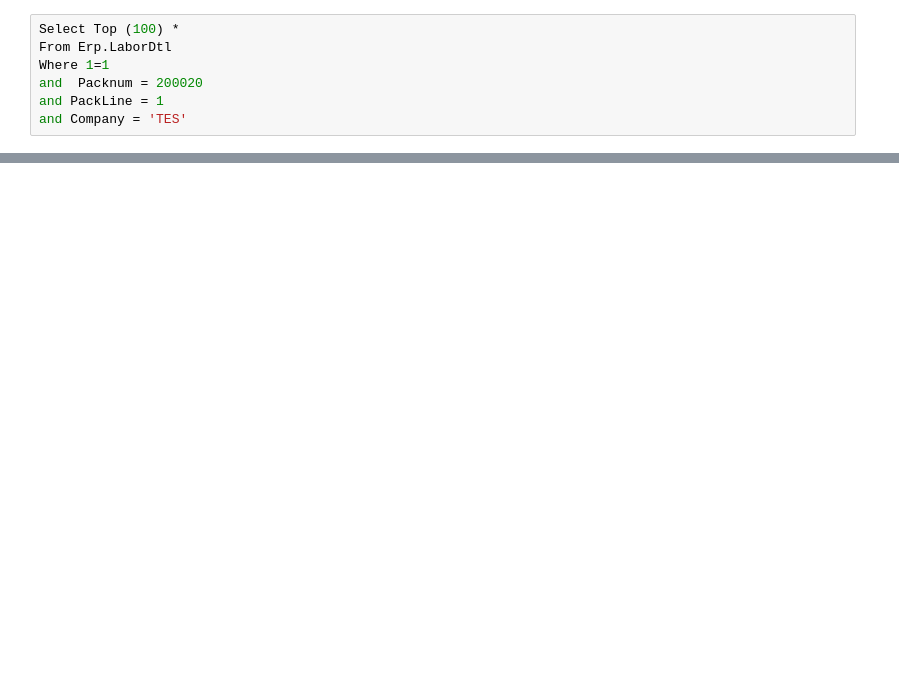
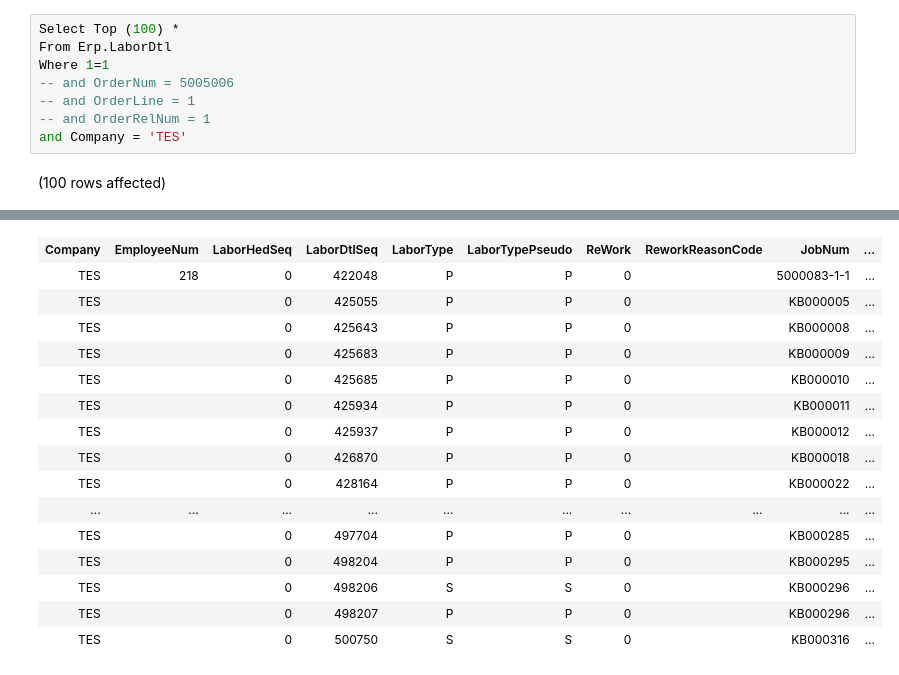
Before and after one commit to mdelisio/SQL-Scripts, a Jupyter notebook: Tickets/1736 - P&M Orders/Notebook to outline Queries.ipynb, the cells around one changed output, grey strips where cells are left out. Saved outputs shown, nothing was run; the diff lists cells and outputs as text; blank space fills up the shorter version.

```diff
--- a/Tickets/1736 - P&M Orders/Notebook to outline Queries.ipynb
+++ b/Tickets/1736 - P&M Orders/Notebook to outline Queries.ipynb
@@ -49,6 +71,9 @@ Total execution time: 00:00:00.094
 Select Top (100) *
 From Erp.LaborDtl
 Where 1=1
-and  Packnum = 200020
-and PackLine = 1
+-- and OrderNum = 5005006
+-- and OrderLine = 1
+-- and OrderRelNum = 1
 and Company = 'TES'
+# %% [output]
+(100 rows affected)
@@ -54,0 +81,16 @@ and Company = 'TES'
+| Company | EmployeeNum | LaborHedSeq | LaborDtlSeq | LaborType | LaborTypePseudo | ReWork | ReworkReasonCode | JobNum | ... |
+| TES | 218 | 0 | 422048 | P | P | 0 |  | 5000083-1-1 | ... |
+| TES |  | 0 | 425055 | P | P | 0 |  | KB000005 | ... |
+| TES |  | 0 | 425643 | P | P | 0 |  | KB000008 | ... |
+| TES |  | 0 | 425683 | P | P | 0 |  | KB000009 | ... |
+| TES |  | 0 | 425685 | P | P | 0 |  | KB000010 | ... |
+| TES |  | 0 | 425934 | P | P | 0 |  | KB000011 | ... |
+| TES |  | 0 | 425937 | P | P | 0 |  | KB000012 | ... |
+| TES |  | 0 | 426870 | P | P | 0 |  | KB000018 | ... |
+| TES |  | 0 | 428164 | P | P | 0 |  | KB000022 | ... |
+| ... | ... | ... | ... | ... | ... | ... | ... | ... | ... |
+| TES |  | 0 | 497704 | P | P | 0 |  | KB000285 | ... |
+| TES |  | 0 | 498204 | P | P | 0 |  | KB000295 | ... |
+| TES |  | 0 | 498206 | S | S | 0 |  | KB000296 | ... |
+| TES |  | 0 | 498207 | P | P | 0 |  | KB000296 | ... |
+| TES |  | 0 | 500750 | S | S | 0 |  | KB000316 | ... |
```
Also changed, not shown: parts of 12 cells of this notebook, 7 other files.
